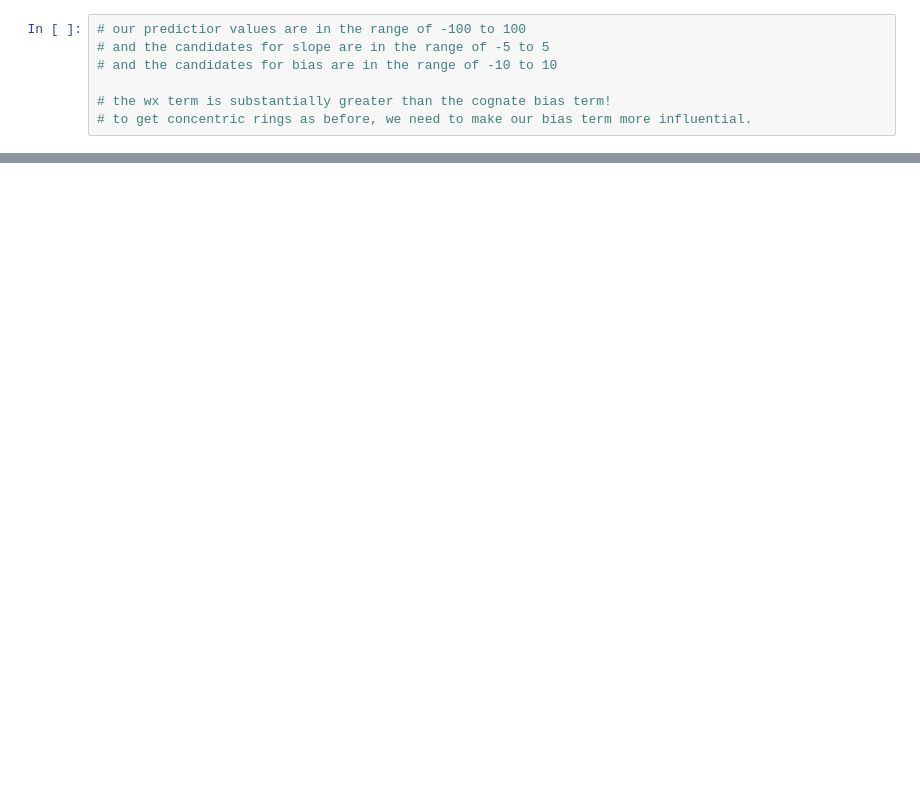
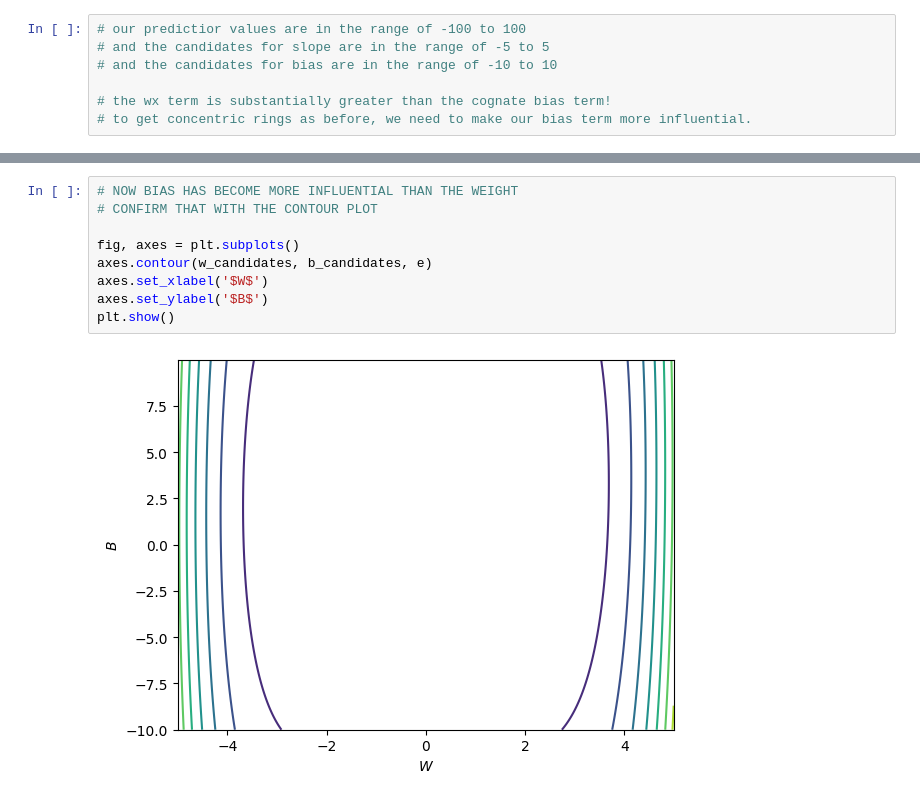
Before and after one commit to anoban/Supervised-Machine-Learning-Regression-and-Classification, a Jupyter notebook: anoban/Cost Function Intuition.ipynb, the cells around one changed output, grey strips where cells are left out. Drawn from its saved outputs; the diff is of its cells as text; blank space fills up the shorter version.

```diff
--- a/anoban/Cost Function Intuition.ipynb
+++ b/anoban/Cost Function Intuition.ipynb
@@ -390,0 +415,11 @@ plt.show()
+# %%
+# NOW BIAS HAS BECOME MORE INFLUENTIAL THAN THE WEIGHT
+# CONFIRM THAT WITH THE CONTOUR PLOT
+
+fig, axes = plt.subplots()
+axes.contour(w_candidates, b_candidates, e)
+axes.set_xlabel('$W$')
+axes.set_ylabel('$B$')
+plt.show()
+# %% [output]
+[figure, added]
```
Also changed, not shown: parts of 22 cells of this notebook.
